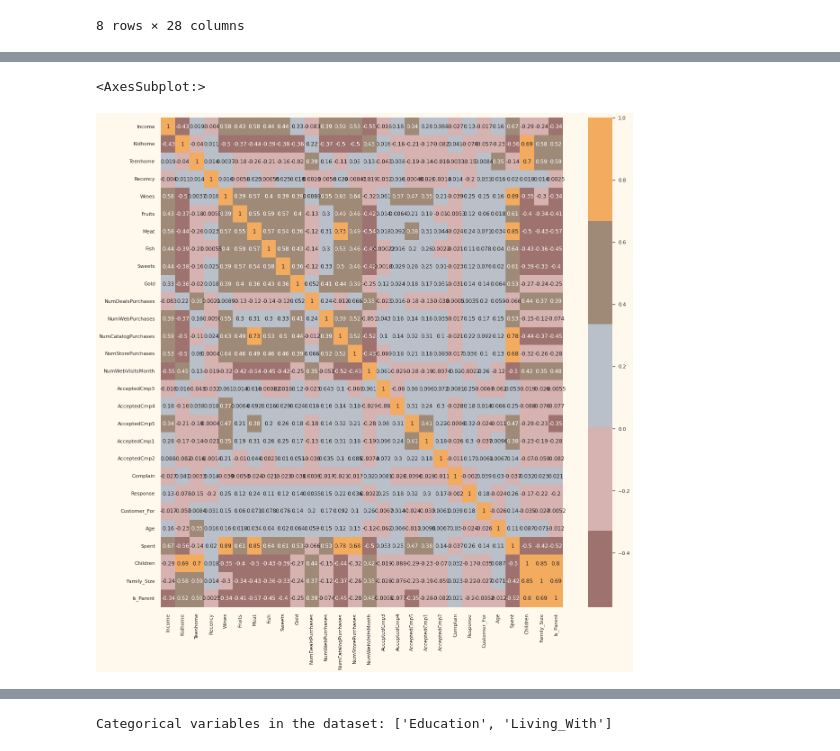
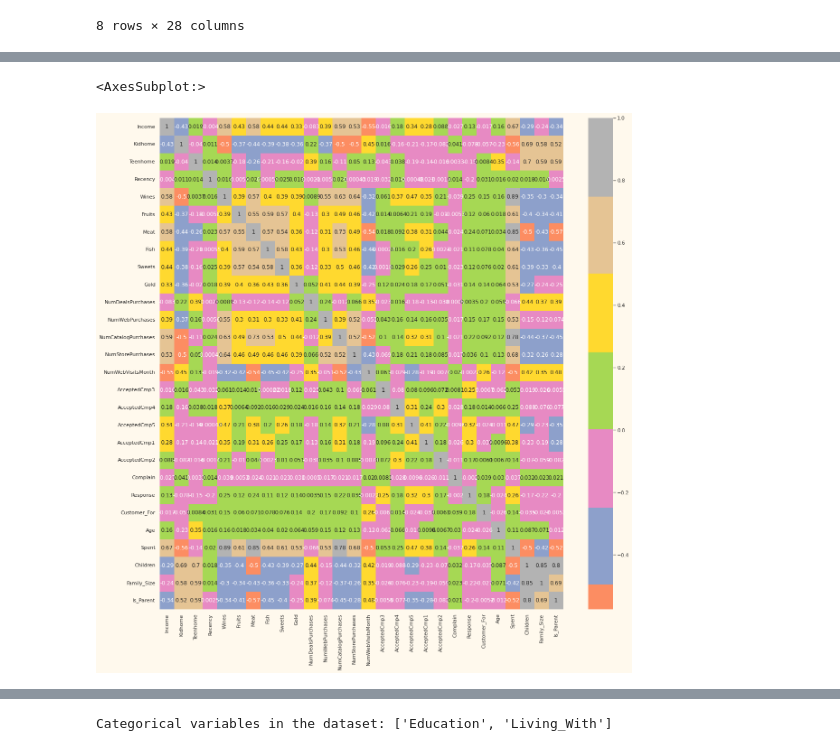
Before and after one commit to March-To-The-Sea/Customer-Segmentation-Clustering, a Jupyter notebook: customer-segmentation-kmeans-clustering-python.ipynb, the cells around one changed output, grey strips where cells are left out. Drawn from its saved outputs; the diff is of its cells as text; code cells hidden in the pictures.

```diff
--- a/customer-segmentation-kmeans-clustering-python.ipynb
+++ b/customer-segmentation-kmeans-clustering-python.ipynb
@@ -146,12 +144,12 @@ data.describe()
 # %%
 sns.set(rc={"axes.facecolor":"#FFF9ED","figure.facecolor":"#FFF9ED"})
 pallet = ["#682F2F", "#9E726F", "#D6B2B1", "#B9C0C9", "#9F8A78", "#F3AB60"]
-cmap = colors.ListedColormap(["#682F2F", "#9E726F", "#D6B2B1", "#B9C0C9", "#9F8A78", "#F3AB60"])
+cmap = colors.ListedColormap(sns.color_palette("Set2").as_hex())
 
 To_Plot = [ "Income", "Recency", "Customer_For", "Age", "Spent", "Is_Parent"]
-print("Reletive Plot Of Some Selected Features: A Data Subset")
+print("Relative Plot Of Some Selected Features: A Data Subset")
 plt.figure()
-sns.pairplot(data[To_Plot], hue= "Is_Parent",palette= (["#682F2F","#F3AB60"]))
+sns.pairplot(data[To_Plot], hue= "Is_Parent", palette = ("Set2"))
 
 plt.show()
 # %% [output]
@@ -161,7 +159,6 @@ Reletive Plot Of Some Selected Features: A Data Subset
 # %%
-corrmat= data.corr()
 plt.figure(figsize=(20,20))
-sns.heatmap(corrmat,annot=True, cmap=cmap, center=0)
+sns.heatmap(data.corr(),annot=True, cmap = cmap, center=0)
 # %% [output]
 <AxesSubplot:>
-[figure, old version]
+[figure, new version]
```
Also changed, not shown: parts of 30 cells of this notebook.
